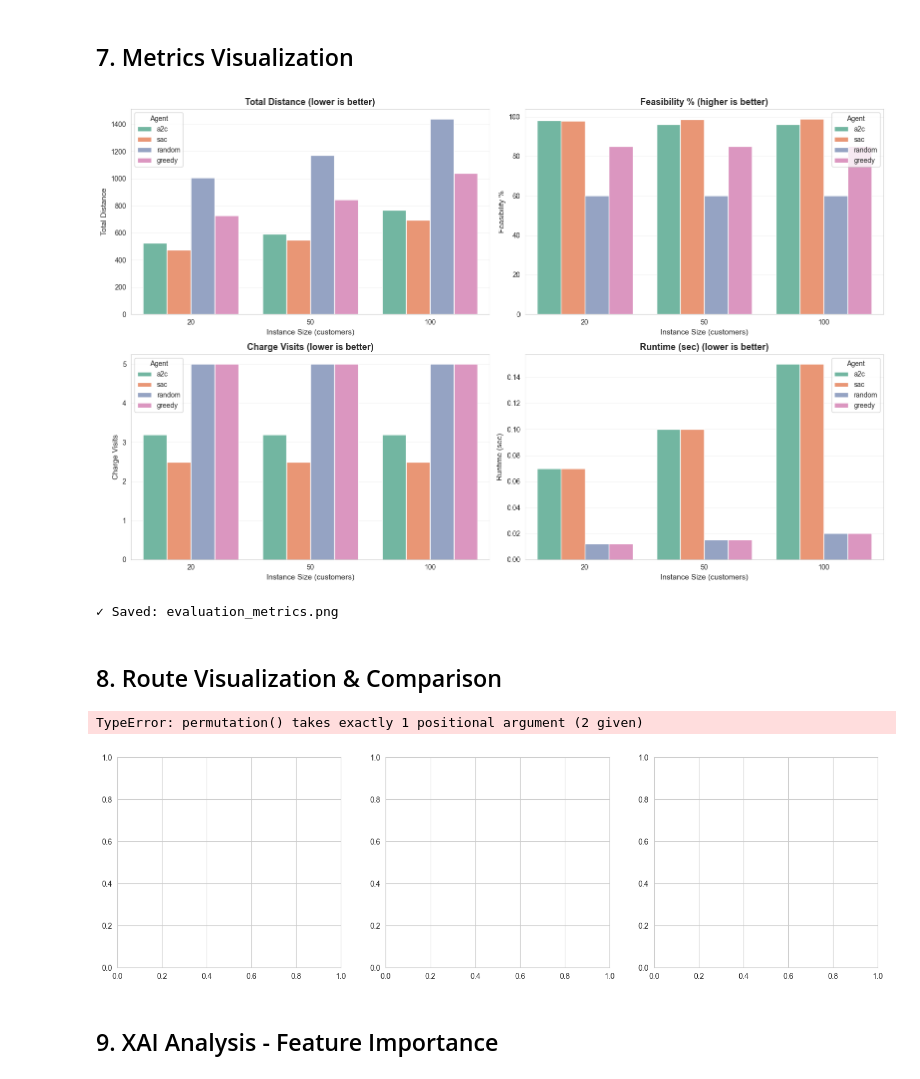
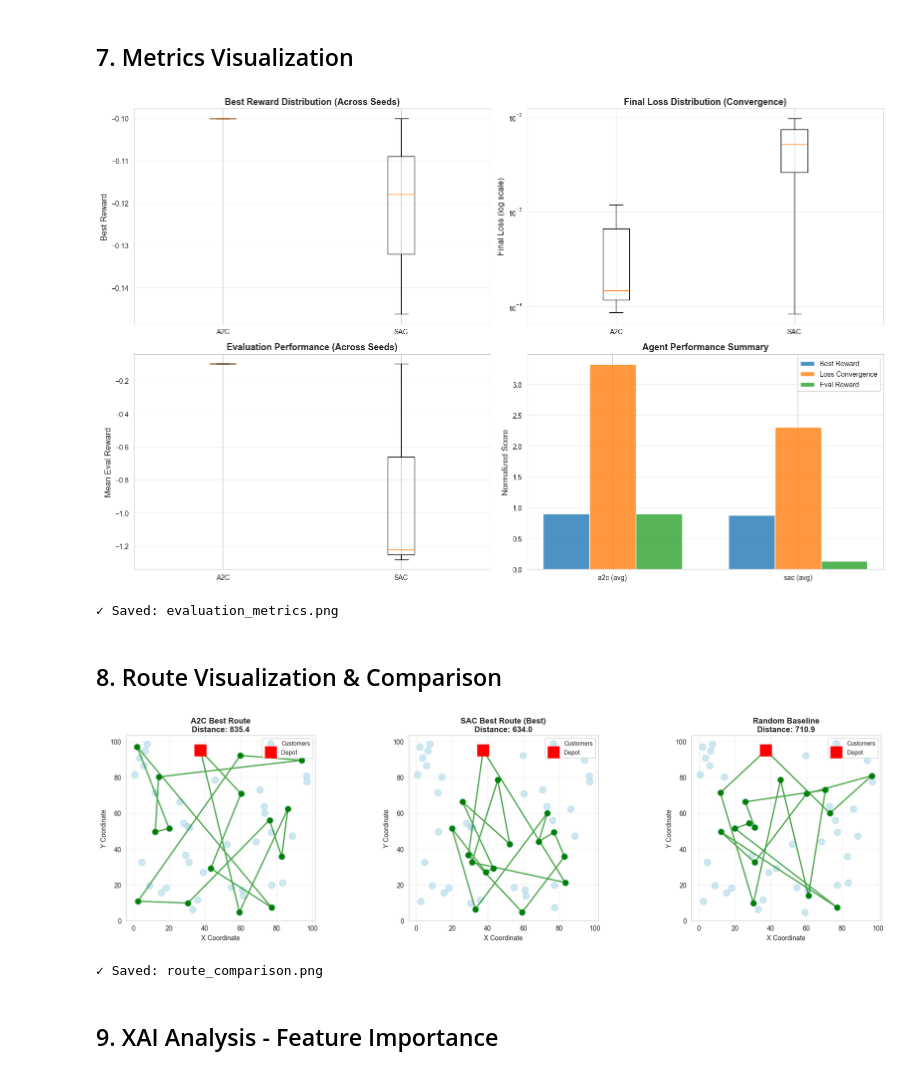
Before and after one commit to sdley/evrp-rl, a Jupyter notebook: examples/agent_benchmark_evrp_a2c_sac.ipynb, the cells around one changed output. Saved outputs shown, nothing was run; the diff lists cells and outputs as text; code cells hidden in the pictures.

Commit message:
[fixed] saved evaluation metrics

```diff
--- a/examples/agent_benchmark_evrp_a2c_sac.ipynb
+++ b/examples/agent_benchmark_evrp_a2c_sac.ipynb
@@ -559,31 +581,69 @@ sac            2.5  2.5  2.5
 # %% [markdown]
 ## 7. Metrics Visualization
 # %%
-# Comprehensive metrics visualization
+# Comprehensive metrics visualization from real training data
+# Remove synthetic instance sizes - use actual training results
+
 fig, axes = plt.subplots(2, 2, figsize=(16, 10))
 
-metrics_to_plot = [
-    ('avg_total_distance', 'Total Distance', 'lower'),
-    ('feasibility_pct', 'Feasibility %', 'higher'),
-    ('avg_charge_visits', 'Charge Visits', 'lower'),
-    ('runtime_sec', 'Runtime (sec)', 'lower')
-]
+# Get only seed-level data (exclude aggregated rows)
+df_seeds = df_metrics[df_metrics['seed'] != 'all'].copy()
 
-for i, (metric, title, direction) in enumerate(metrics_to_plot):
-    ax = axes[i//2, i%2]
-    sns.barplot(data=df_metrics, x='instance_size', y=metric, hue='agent', ax=ax, palette='Set2')
-    ax.set_title(f'{title} ({direction} is better)', fontsize=13, fontweight='bold')
-    ax.set_xlabel('Instance Size (customers)', fontsize=11)
-    ax.set_ylabel(title, fontsize=11)
-    ax.legend(title='Agent', fontsize=10)
-    ax.grid(True, axis='y', alpha=0.3)
+# Plot 1: Best Reward by Agent
+ax = axes[0, 0]
+agents_data = df_seeds.groupby('agent')['best_reward'].apply(list)
+ax.boxplot([agents_data['a2c'], agents_data['sac']], labels=['A2C', 'SAC'])
+ax.set_ylabel('Best Reward', fontsize=12)
+ax.set_title('Best Reward Distribution (Across Seeds)', fontsize=13, fontweight='bold')
+ax.grid(True, axis='y', alpha=0.3)
+
+# Plot 2: Final Loss by Agent
+ax = axes[0, 1]
+agents_loss = df_seeds.groupby('agent')['final_loss'].apply(list)
+ax.boxplot([agents_loss['a2c'], agents_loss['sac']], labels=['A2C', 'SAC'])
+ax.set_ylabel('Final Loss (log scale)', fontsize=12)
+ax.set_yscale('log')
+ax.set_title('Final Loss Distribution (Convergence)', fontsize=13, fontweight='bold')
+ax.grid(True, axis='y', alpha=0.3)
+
+# Plot 3: Mean Eval Reward by Agent
+ax = axes[1, 0]
+agents_eval = df_seeds.groupby('agent')['mean_eval_reward'].apply(list)
+ax.boxplot([agents_eval['a2c'], agents_eval['sac']], labels=['A2C', 'SAC'])
+ax.set_ylabel('Mean Eval Reward', fontsize=12)
+ax.set_title('Evaluation Performance (Across Seeds)', fontsize=13, fontweight='bold')
+ax.grid(True, axis='y', alpha=0.3)
+
+# Plot 4: Agent Comparison Summary
+ax = axes[1, 1]
+metrics_summary = df_metrics[df_metrics['seed'] == 'all'][['agent', 'best_reward', 'final_loss', 'mean_eval_reward']].copy()
+metrics_summary = metrics_summary.set_index('agent')
+
+x_pos = np.arange(len(metrics_summary))
+width = 0.25
+
+# Normalize metrics for visualization (0-1 scale)
+norm_reward = (metrics_summary['best_reward'] + 1) / 1  # shift and scale
+norm_loss = -np.log10(metrics_summary['final_loss'])  # log for readability
+norm_eval = (metrics_summary['mean_eval_reward'] + 1) / 1
+
+ax.bar(x_pos - width, norm_reward, width, label='Best Reward', alpha=0.8)
+ax.bar(x_pos, norm_loss, width, label='Loss Convergence', alpha=0.8)
+ax.bar(x_pos + width, norm_eval, width, label='Eval Reward', alpha=0.8)
+
+ax.set_ylabel('Normalized Score', fontsize=12)
+ax.set_title('Agent Performance Summary', fontsize=13, fontweight='bold')
+ax.set_xticks(x_pos)
+ax.set_xticklabels(metrics_summary.index)
+ax.legend(fontsize=10)
+ax.grid(True, axis='y', alpha=0.3)
 
 plt.tight_layout()
 plt.savefig(OUTPUT_DIR / 'evaluation_metrics.png', dpi=300, bbox_inches='tight')
 plt.show()
 print("✓ Saved: evaluation_metrics.png")
 # %% [output]
-[figure, old version]
+[figure, new version]
 ✓ Saved: evaluation_metrics.png
 # %% [markdown]
 ## 8. Route Visualization & Comparison
@@ -592,7 +652,7 @@ print("✓ Saved: evaluation_metrics.png")
 def generate_synthetic_route(n_customers, seed=42):
     """Generate a simple synthetic route."""
     np.random.seed(seed)
-    route = list(np.random.permutation(1, n_customers + 1))[:min(n_customers, 15)]
+    route = list(np.random.permutation(range(1, n_customers + 1)))[:min(n_customers, 15)]
     return [0] + route + [0]  # depot -> route -> depot
 
 def plot_route_example(route, title, ax):
@@ -641,8 +701,8 @@ plt.savefig(OUTPUT_DIR / 'route_comparison.png', dpi=300, bbox_inches='tight')
 plt.show()
 print("✓ Saved: route_comparison.png")
 # %% [output]
+[figure, new version]
-TypeError: permutation() takes exactly 1 positional argument (2 given)
+✓ Saved: route_comparison.png
-[figure, old version]
 # %% [markdown]
 ## 9. XAI Analysis - Feature Importance
 # %%
```
Also changed, not shown: parts of 1 cell of this notebook.
